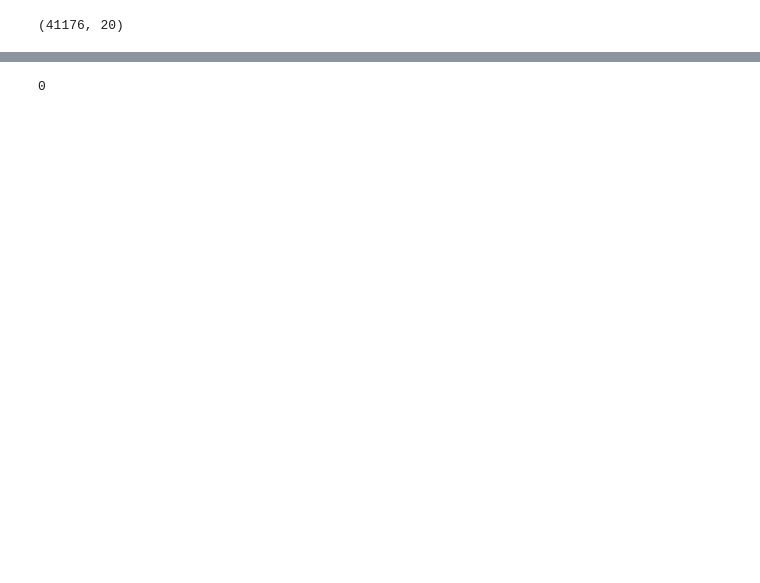
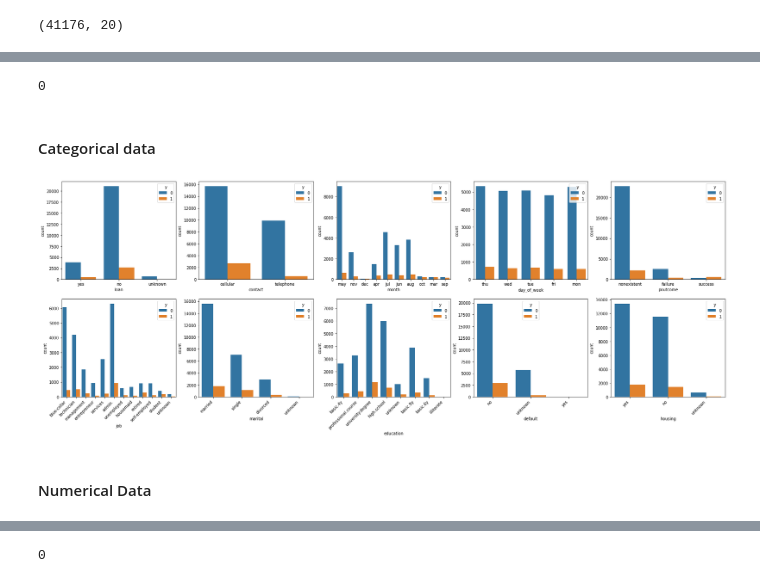
Before and after one commit to aifakhri/ml-model-bank-marketing, a Jupyter notebook: ml_project.ipynb, the cells around one changed output, grey strips where cells are left out. Drawn from its saved outputs; the diff is of its cells as text; code cells hidden in the pictures; blank space fills up the shorter version.

```diff
--- a/ml_project.ipynb
+++ b/ml_project.ipynb
@@ -241,0 +457,3 @@ categorical_columns = [
+# %%
+y_train = y_train.apply(lambda x: 1 if x == "yes" else 0)
+y_test = y_test.apply(lambda x: 1 if x == "yes" else 0)
@@ -244,3 +473,25 @@ numerical_columns = [
     "age", "campaign", "pdays", "previous", "emp.var.rate",
     "cons.price.idx", "cons.conf.idx", "euribor3m", "nr.employed",
 ]
+# %%
+eda_cat = X_train[categorical_columns]
+# %%
+eda_cat["y"] = deepcopy(y_train)
+# %%
+eda_cat.isnull().any().sum()
+# %% [output]
+0
+# %% [markdown]
+#### Categorical data
+# %%
+fig, ax = plt.subplots(2, 5, figsize=(30,10))
+for i, category in enumerate(categorical_columns):
+    if i > 4:
+        sns.countplot(x=category, hue="y", data=eda_cat, ax=ax[0, i-5])
+    else:
+        sns.countplot(x=category, hue="y", data=eda_cat, ax=ax[1, i])
+        ax[1, i].set_xticklabels(ax[1, i].get_xticklabels(), rotation=45, ha="right")
+# %% [output]
+[figure, added]
+# %% [markdown]
+#### Numerical Data
```
Also changed, not shown: parts of 240 cells of this notebook.
